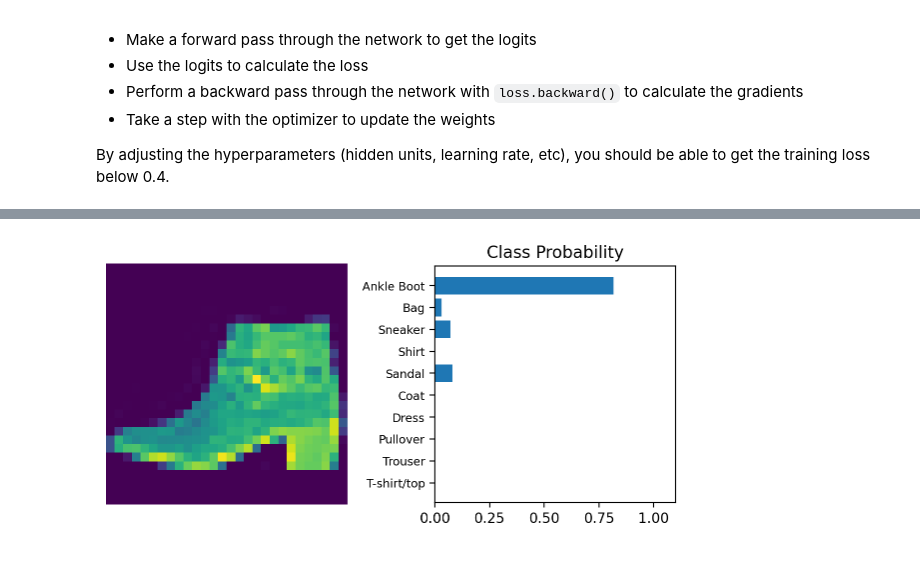
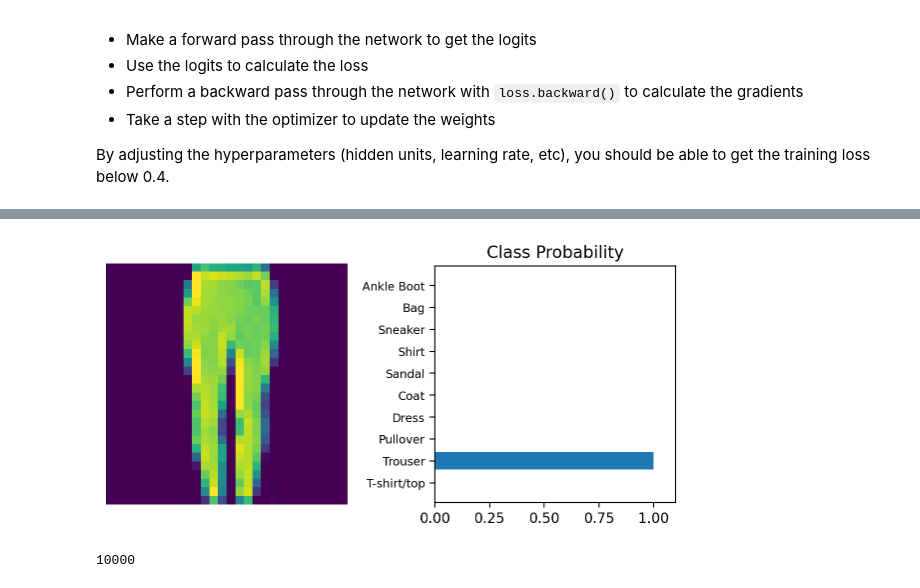
Before and after one commit to AakashSorathiya/dl_practice, a Jupyter notebook: fashion_mnist.ipynb, the cells around one changed output, grey strips where cells are left out. Drawn from its saved outputs; the diff is of its cells as text; code cells hidden in the pictures.

```diff
--- a/fashion_mnist.ipynb
+++ b/fashion_mnist.ipynb
@@ -89,14 +95,20 @@ By adjusting the hyperparameters (hidden units, learning rate, etc), you should
 # TODO: Create the network, define the criterion and optimizer
 classifier = Network()
 criterion = nn.NLLLoss()
-optimizer = optim.SGD(classifier.parameters(), lr=0.001)
+optimizer = optim.Adam(classifier.parameters(), lr=0.003)
+# %%
+def topk_accuracy(log_y_pred, y, k):
+    y_pred = torch.exp(log_y_pred)
+    top_p, top_class = y_pred.topk(k, dim=1)
+    equals = top_class == y.view(*top_class.shape)
+    return torch.mean(equals.type(torch.FloatTensor))
 # %%
 # TODO: Train the network here
 epochs=5
 for epoch in range(epochs):
-    running_loss = 0
+    train_loss = 0
+    classifier.train()
     for images, labels in trainloader:
-        images = images.view(images.shape[0], -1)
         optimizer.zero_grad()
 
         output = classifier(images)
@@ -104,7 +116,20 @@ for epoch in range(epochs):
         loss.backward()
         optimizer.step()
 
-        running_loss += loss.item()
+        train_loss += loss.item()
     else:
-        print(f"Training Loss: {running_loss/len(trainloader)}")
+        print(f"Training Loss: {train_loss/len(trainloader)}")
+        running_acc = 0
+        validation_loss = 0
+
+        with torch.no_grad():
+            classifier.eval()
+            for images, labels in testloader:
+                output = classifier(images)
+                loss = criterion(output, labels)
+                acc = topk_accuracy(output, labels, 1)
+                running_acc += acc
+                validation_loss += loss.item()
+            else:
+                print(f"Validation Loss: {validation_loss/len(testloader)}, Accuracy: {running_acc/len(testloader)}")
 # %% [output]
@@ -116,21 +146,28 @@ Training Loss: 0.8072616155467817
 # %%
 %matplotlib inline
 %config InlineBackend.figure_format = 'retina'
 
 import helper
 
 # Test out your network!
 
 dataiter = iter(testloader)
 images, labels = next(dataiter)
 img = images[0]
 # Convert 2D image to 1D vector
-img = img.resize_(1, 784)
+img = img.view(1, 784)
 
 # TODO: Calculate the class probabilities (softmax) for img
-ps = torch.exp(classifier(img))
+with torch.no_grad():
+    output = classifier.forward(img)
+
+ps = torch.exp(output)
 
 # Plot the image and probabilities
 helper.view_classify(img.resize_(1, 28, 28), ps, version='Fashion')
 # %% [output]
-[figure, old version]
+[figure, new version]
+# %%
+len(testloader.dataset)
+# %% [output]
+10000
```
Also changed, not shown: parts of 2 cells of this notebook.
